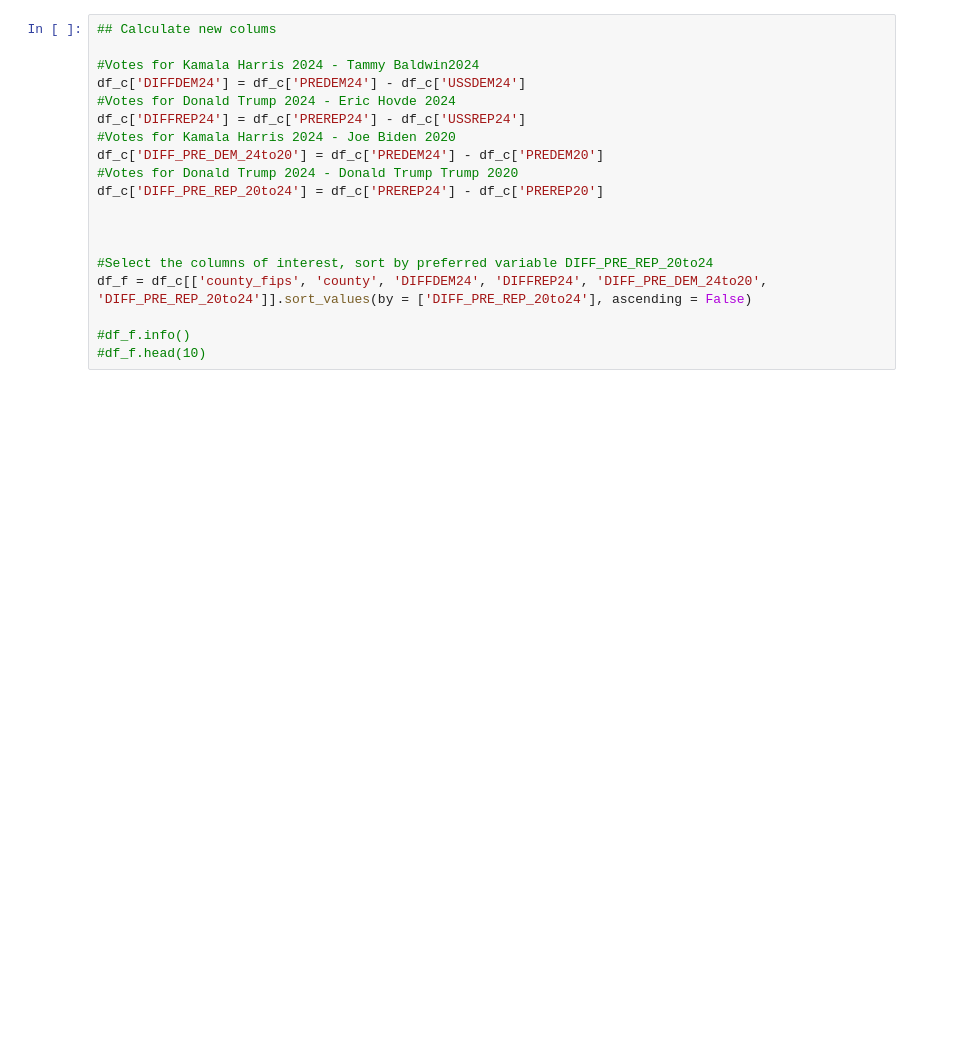
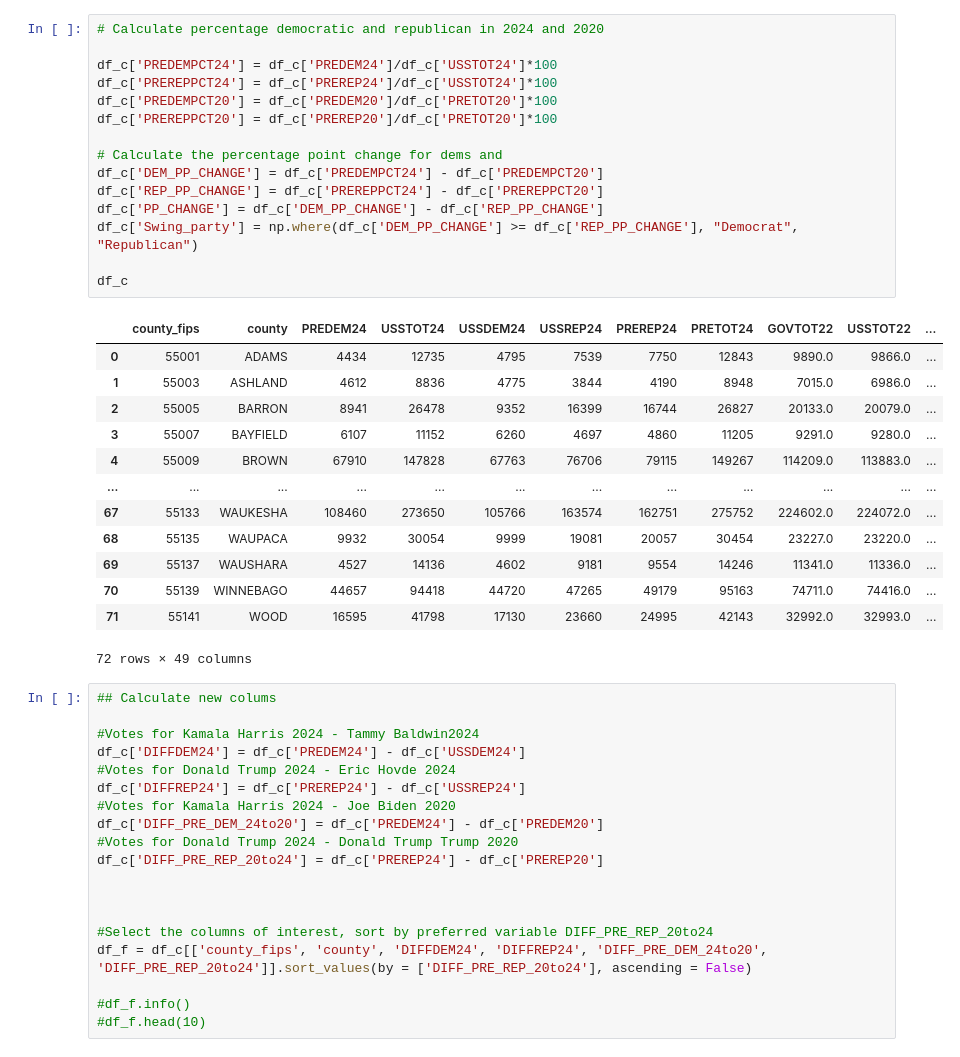
Before and after one commit to hbensen7/data-journalism-final, a Jupyter notebook: data_analysis.ipynb, the cells around one changed output. Drawn from its saved outputs; the diff is of its cells as text; blank space fills up the shorter version.

```diff
--- a/data_analysis.ipynb
+++ b/data_analysis.ipynb
@@ -42,3 +43,32 @@ df_c.head(10)
+# %%
+# Calculate percentage democratic and republican in 2024 and 2020
+
+df_c['PREDEMPCT24'] = df_c['PREDEM24']/df_c['USSTOT24']*100
+df_c['PREREPPCT24'] = df_c['PREREP24']/df_c['USSTOT24']*100
+df_c['PREDEMPCT20'] = df_c['PREDEM20']/df_c['PRETOT20']*100
+df_c['PREREPPCT20'] = df_c['PREREP20']/df_c['PRETOT20']*100
+
+# Calculate the percentage point change for dems and
+df_c['DEM_PP_CHANGE'] = df_c['PREDEMPCT24'] - df_c['PREDEMPCT20']
+df_c['REP_PP_CHANGE'] = df_c['PREREPPCT24'] - df_c['PREREPPCT20']
+df_c['PP_CHANGE'] = df_c['DEM_PP_CHANGE'] - df_c['REP_PP_CHANGE']
+df_c['Swing_party'] = np.where(df_c['DEM_PP_CHANGE'] >= df_c['REP_PP_CHANGE'], "Democrat", "Republican")
+
+df_c
+# %% [output]
+|  | county_fips | county | PREDEM24 | USSTOT24 | USSDEM24 | USSREP24 | PREREP24 | PRETOT24 | GOVTOT22 | USSTOT22 | ... |
+| 0 | 55001 | ADAMS | 4434 | 12735 | 4795 | 7539 | 7750 | 12843 | 9890.0 | 9866.0 | ... |
+| 1 | 55003 | ASHLAND | 4612 | 8836 | 4775 | 3844 | 4190 | 8948 | 7015.0 | 6986.0 | ... |
+| 2 | 55005 | BARRON | 8941 | 26478 | 9352 | 16399 | 16744 | 26827 | 20133.0 | 20079.0 | ... |
+| 3 | 55007 | BAYFIELD | 6107 | 11152 | 6260 | 4697 | 4860 | 11205 | 9291.0 | 9280.0 | ... |
+| 4 | 55009 | BROWN | 67910 | 147828 | 67763 | 76706 | 79115 | 149267 | 114209.0 | 113883.0 | ... |
+| ... | ... | ... | ... | ... | ... | ... | ... | ... | ... | ... | ... |
+| 67 | 55133 | WAUKESHA | 108460 | 273650 | 105766 | 163574 | 162751 | 275752 | 224602.0 | 224072.0 | ... |
+| 68 | 55135 | WAUPACA | 9932 | 30054 | 9999 | 19081 | 20057 | 30454 | 23227.0 | 23220.0 | ... |
+| 69 | 55137 | WAUSHARA | 4527 | 14136 | 4602 | 9181 | 9554 | 14246 | 11341.0 | 11336.0 | ... |
+| 70 | 55139 | WINNEBAGO | 44657 | 94418 | 44720 | 47265 | 49179 | 95163 | 74711.0 | 74416.0 | ... |
+| 71 | 55141 | WOOD | 16595 | 41798 | 17130 | 23660 | 24995 | 42143 | 32992.0 | 32993.0 | ... |
+72 rows × 49 columns
 # %%
 ## Calculate new colums
 
```
Also changed, not shown: parts of 3 cells of this notebook.
